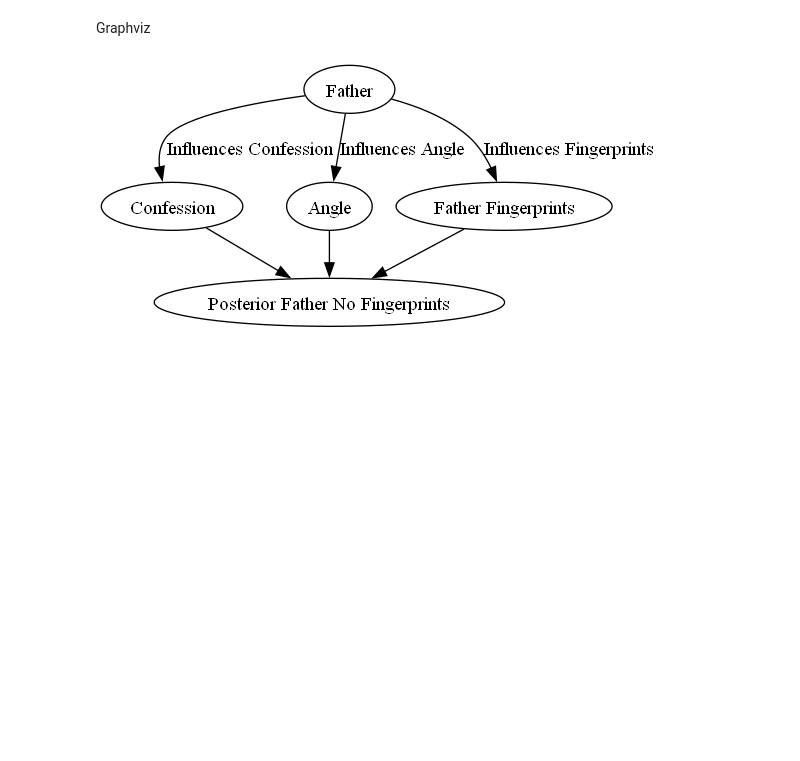
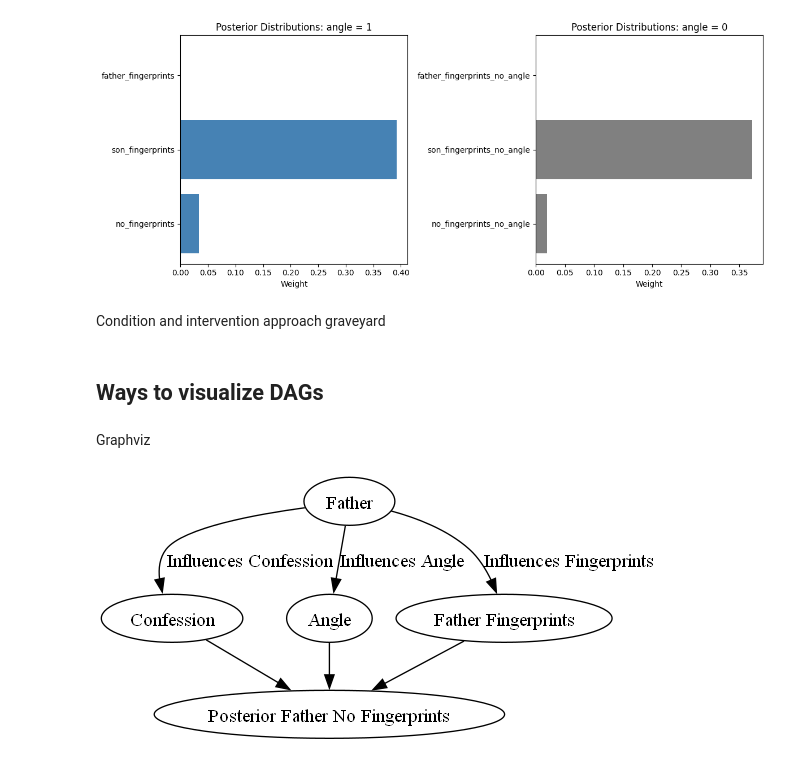
Before and after one commit to rfl-urbaniak/MRbook, a Jupyter notebook: weight-paper/scripts/nikodem_tinbox.ipynb, the cells around one changed output. Drawn from its saved outputs; the diff is of its cells as text; code cells hidden in the pictures; blank space fills up the shorter version.

```diff
--- a/weight-paper/scripts/nikodem_tinbox.ipynb
+++ b/weight-paper/scripts/nikodem_tinbox.ipynb
@@ -145,0 +236,29 @@ pyro.render_model(simplified_tinbox_model, model_args=(), render_distributions=T
+# %%
+# function for calculating weights of all the scenarios
+def calculate_weights(scenario: Dict[str, List[float]]) -> Dict[str, float]:
+    weights = {}
+    for key, posterior in scenario.items():
+        weight_value = weight(posterior)
+        weights[key] = weight_value
+    return weights
+# %%
+weights_angle = calculate_weights(scenario_posteriors_angle)
+weights_no_angle = calculate_weights(scenario_posteriors_no_angle)
+
+fig, axs = plt.subplots(1, 2, figsize=(12, 5))
+
+axs[0].barh(list(weights_angle.keys()), list(weights_angle.values()), color='steelblue')
+axs[0].set_title('Posterior Distributions: angle = 1')
+axs[0].set_xlabel('Weight')
+
+
+axs[1].barh(list(weights_no_angle.keys()), list(weights_no_angle.values()), color='gray')
+axs[1].set_title('Posterior Distributions: angle = 0')
+axs[1].set_xlabel('Weight')
+
+plt.tight_layout()
+plt.show()
+# %% [output]
+[figure, added]
+# %% [markdown]
+Condition and intervention approach graveyard
@@ -146,3 +311,5 @@ pyro.render_model(simplified_tinbox_model, model_args=(), render_distributions=T
+# %% [markdown]
+## Ways to visualize DAGs
 # %% [markdown]
 Graphviz
 # %%
```
Also changed, not shown: parts of 12 cells of this notebook.
